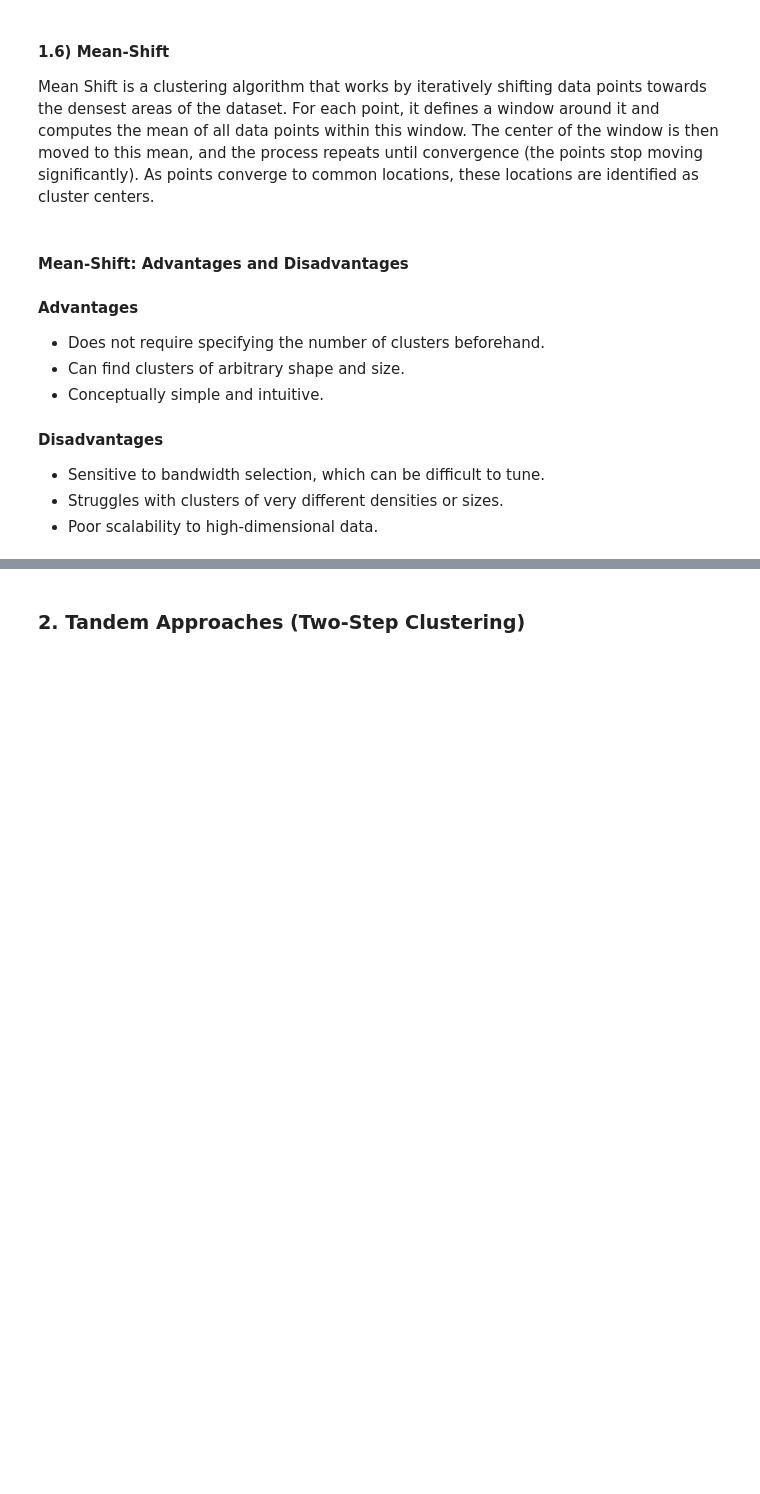
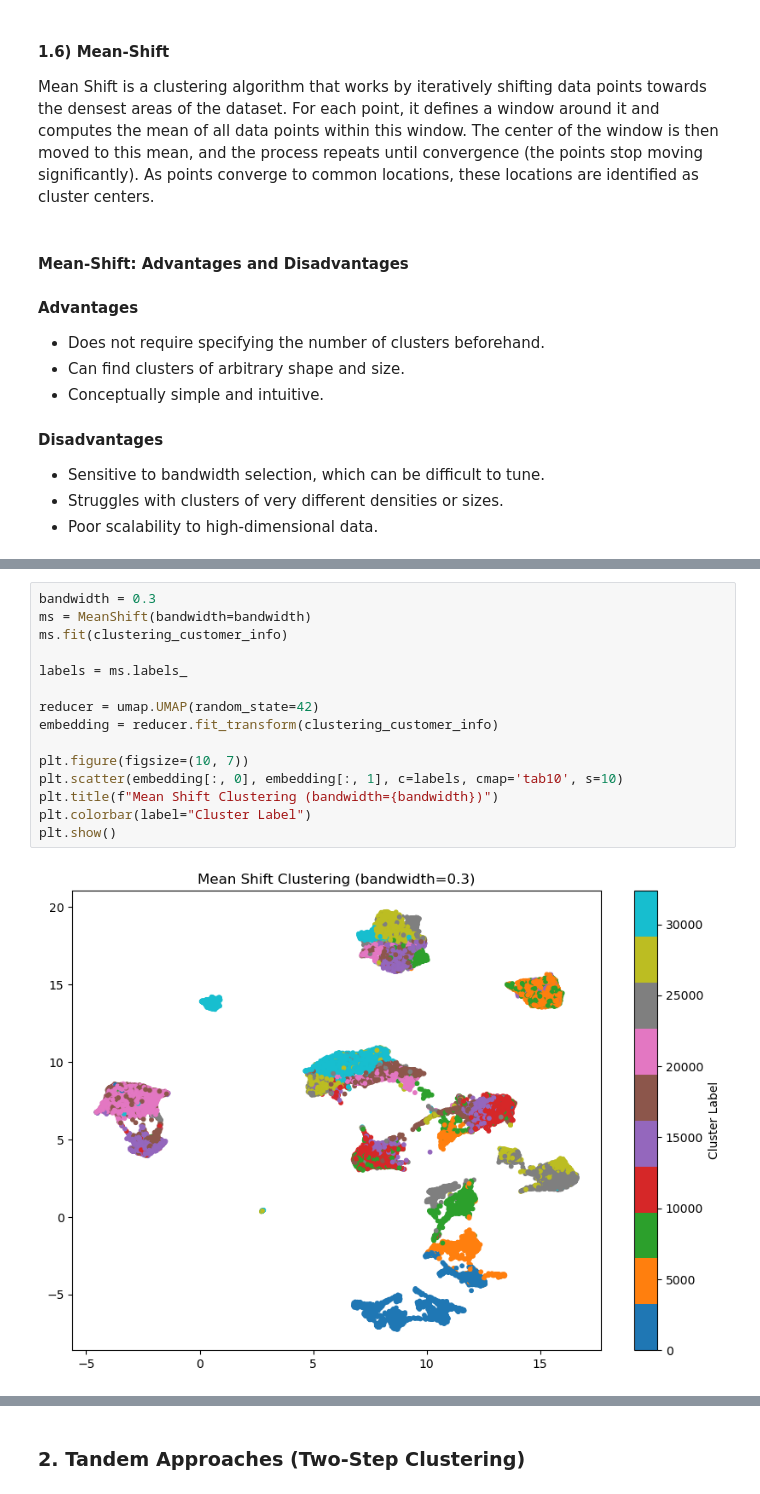
Before and after one commit to tiagocrz/ML-II-Customer-Segmentation, a Jupyter notebook: Notebooks/Clustering.ipynb, the cells around one changed output, grey strips where cells are left out. Cells and saved outputs as stored; diff of their text form; blank space fills up the shorter version.

```diff
--- a/Notebooks/Clustering.ipynb
+++ b/Notebooks/Clustering.ipynb
@@ -518,0 +554,17 @@ Mean Shift is a clustering algorithm that works by iteratively shifting data poi
+# %%
+bandwidth = 0.3
+ms = MeanShift(bandwidth=bandwidth)
+ms.fit(clustering_customer_info)
+
+labels = ms.labels_
+
+reducer = umap.UMAP(random_state=42)
+embedding = reducer.fit_transform(clustering_customer_info)
+
+plt.figure(figsize=(10, 7))
+plt.scatter(embedding[:, 0], embedding[:, 1], c=labels, cmap='tab10', s=10)
+plt.title(f"Mean Shift Clustering (bandwidth={bandwidth})")
+plt.colorbar(label="Cluster Label")
+plt.show()
+# %% [output]
+[figure, added]
```
Also changed, not shown: parts of 11 cells of this notebook.
